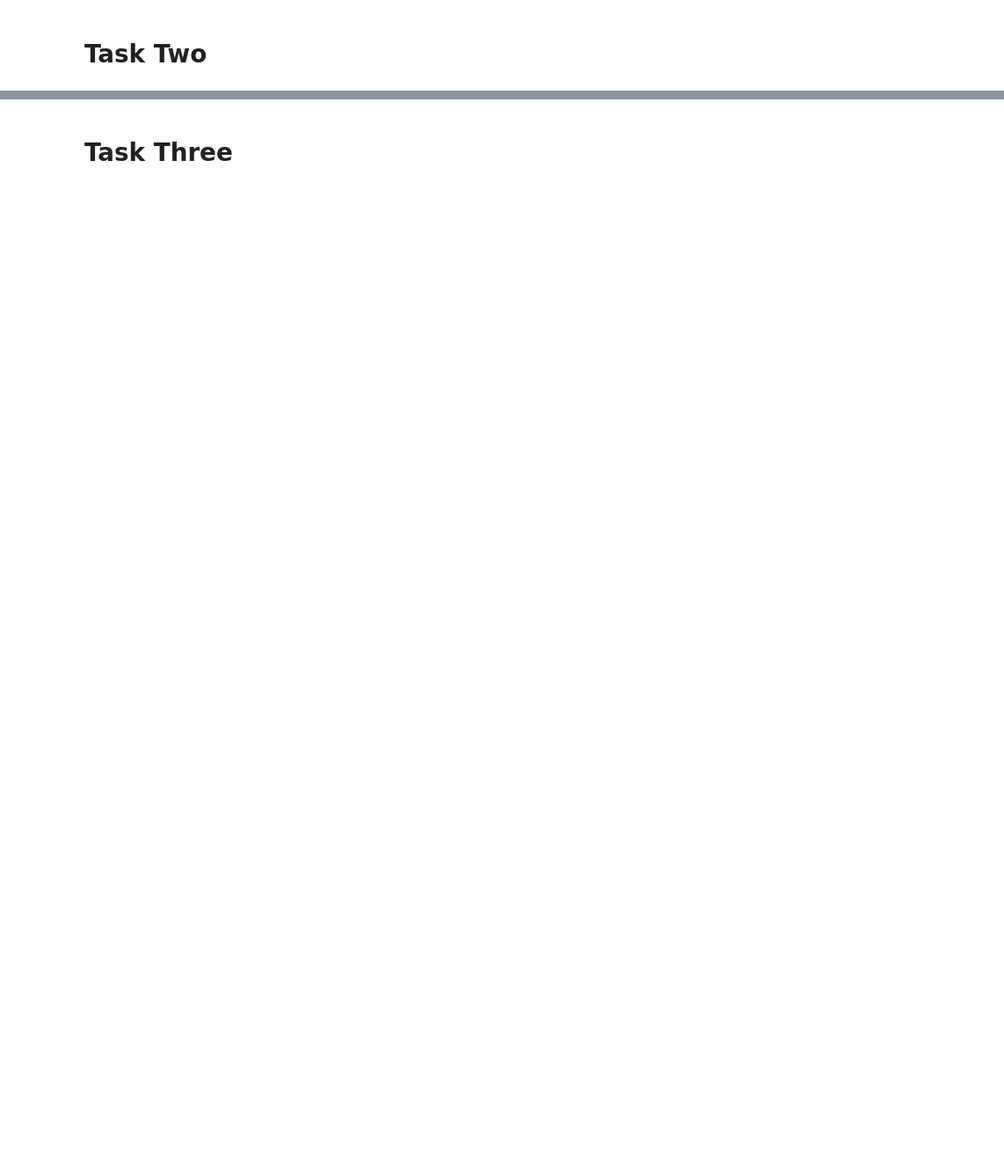
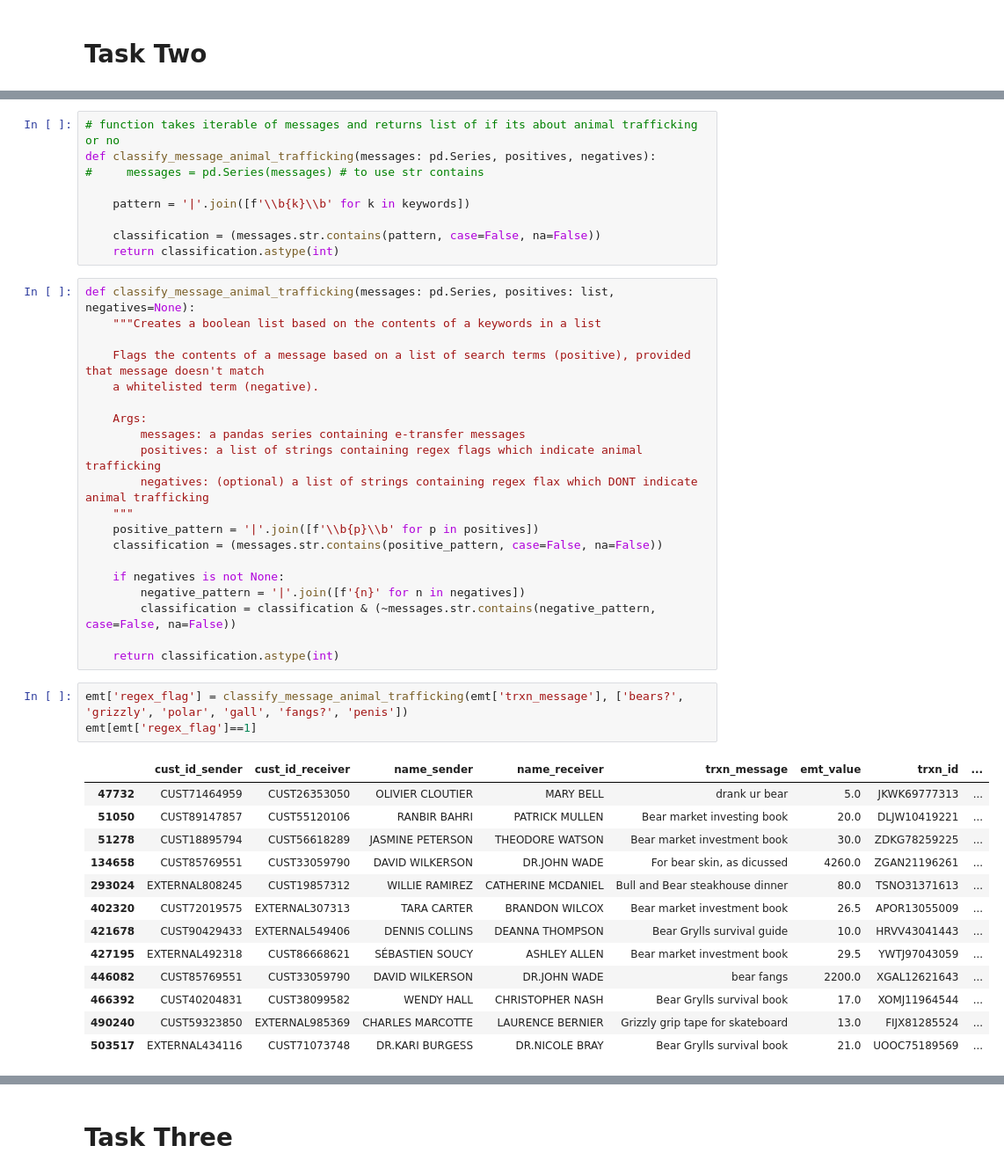
Before and after one commit to jwardbond/2023-imi-bigdata, a Jupyter notebook: eda.ipynb, the cells around one changed output, grey strips where cells are left out. Shown at 88% size. Saved outputs shown, nothing was run; the diff lists cells and outputs as text; blank space fills up the shorter version.

```diff
--- a/eda.ipynb
+++ b/eda.ipynb
@@ -103,0 +288,46 @@ fig.show('notebook')
+# %%
+# function takes iterable of messages and returns list of if its about animal trafficking or no
+def classify_message_animal_trafficking(messages: pd.Series, positives, negatives):
+#     messages = pd.Series(messages) # to use str contains
+
+    pattern = '|'.join([f'\\b{k}\\b' for k in keywords])
+
+    classification = (messages.str.contains(pattern, case=False, na=False))
+    return classification.astype(int)
+# %%
+def classify_message_animal_trafficking(messages: pd.Series, positives: list, negatives=None):
+    """Creates a boolean list based on the contents of a keywords in a list
+
+    Flags the contents of a message based on a list of search terms (positive), provided that message doesn't match
+    a whitelisted term (negative).
+
+    Args:
+        messages: a pandas series containing e-transfer messages
+        positives: a list of strings containing regex flags which indicate animal trafficking
+        negatives: (optional) a list of strings containing regex flax which DONT indicate animal trafficking
+    """
+    positive_pattern = '|'.join([f'\\b{p}\\b' for p in positives])
+    classification = (messages.str.contains(positive_pattern, case=False, na=False))
+
+    if negatives is not None:
+        negative_pattern = '|'.join([f'{n}' for n in negatives])
+        classification = classification & (~messages.str.contains(negative_pattern, case=False, na=False))
+
+    return classification.astype(int)
+# %%
+emt['regex_flag'] = classify_message_animal_trafficking(emt['trxn_message'], ['bears?', 'grizzly', 'polar', 'gall', 'fangs?', 'penis'])
+emt[emt['regex_flag']==1]
+# %% [output]
+|  | cust_id_sender | cust_id_receiver | name_sender | name_receiver | trxn_message | emt_value | trxn_id | ... |
+| 47732 | CUST71464959 | CUST26353050 | OLIVIER CLOUTIER | MARY BELL | drank ur bear | 5.0 | JKWK69777313 | ... |
+| 51050 | CUST89147857 | CUST55120106 | RANBIR BAHRI | PATRICK MULLEN | Bear market investing book | 20.0 | DLJW10419221 | ... |
+| 51278 | CUST18895794 | CUST56618289 | JASMINE PETERSON | THEODORE WATSON | Bear market investment book | 30.0 | ZDKG78259225 | ... |
+| 134658 | CUST85769551 | CUST33059790 | DAVID WILKERSON | DR.JOHN WADE | For bear skin, as dicussed | 4260.0 | ZGAN21196261 | ... |
+| 293024 | EXTERNAL808245 | CUST19857312 | WILLIE RAMIREZ | CATHERINE MCDANIEL | Bull and Bear steakhouse dinner | 80.0 | TSNO31371613 | ... |
+| 402320 | CUST72019575 | EXTERNAL307313 | TARA CARTER | BRANDON WILCOX | Bear market investment book | 26.5 | APOR13055009 | ... |
+| 421678 | CUST90429433 | EXTERNAL549406 | DENNIS COLLINS | DEANNA THOMPSON | Bear Grylls survival guide | 10.0 | HRVV43041443 | ... |
+| 427195 | EXTERNAL492318 | CUST86668621 | SÉBASTIEN SOUCY | ASHLEY ALLEN | Bear market investment book | 29.5 | YWTJ97043059 | ... |
+| 446082 | CUST85769551 | CUST33059790 | DAVID WILKERSON | DR.JOHN WADE | bear fangs | 2200.0 | XGAL12621643 | ... |
+| 466392 | CUST40204831 | CUST38099582 | WENDY HALL | CHRISTOPHER NASH | Bear Grylls survival book | 17.0 | XOMJ11964544 | ... |
+| 490240 | CUST59323850 | EXTERNAL985369 | CHARLES MARCOTTE | LAURENCE BERNIER | Grizzly grip tape for skateboard | 13.0 | FIJX81285524 | ... |
+| 503517 | EXTERNAL434116 | CUST71073748 | DR.KARI BURGESS | DR.NICOLE BRAY | Bear Grylls survival book | 21.0 | UOOC75189569 | ... |
```
Also changed, not shown: parts of 38 cells of this notebook, 3 other files.
